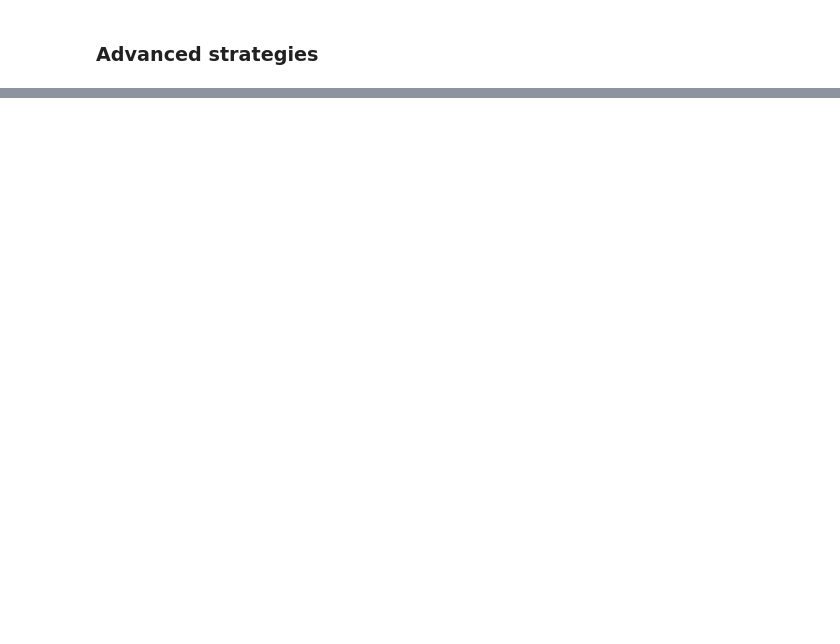
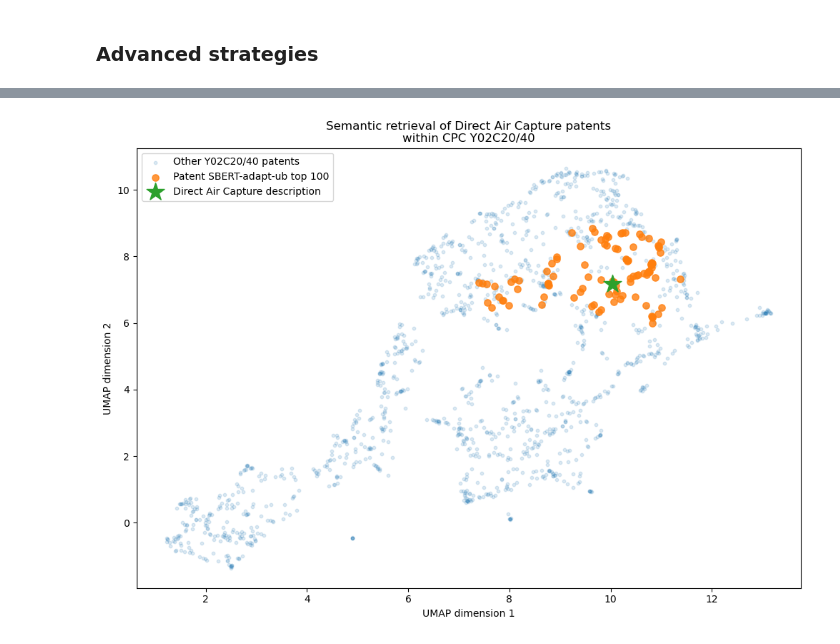
Before and after one commit to ariannamiori/innovation-management-datascience26, a Jupyter notebook: step0/Step_0.ipynb, the cells around one changed output, grey strips where cells are left out. Cells and saved outputs as stored; diff of their text form; code cells hidden in the pictures; blank space fills up the shorter version.

```diff
--- a/step0/Step_0.ipynb
+++ b/step0/Step_0.ipynb
@@ -385,0 +554,9 @@ pd.Series(
+# %%
+plot_retrieval_map(
+    candidates,
+    highlight_col="in_sbert_top",
+    highlight_label=f"Patent SBERT-adapt-ub top {k}",
+    title="Semantic retrieval of Direct Air Capture patents\nwithin CPC Y02C20/40",
+)
+# %% [output]
+[figure, added]
```
Also changed, not shown: parts of 25 cells of this notebook, 1 other file.
